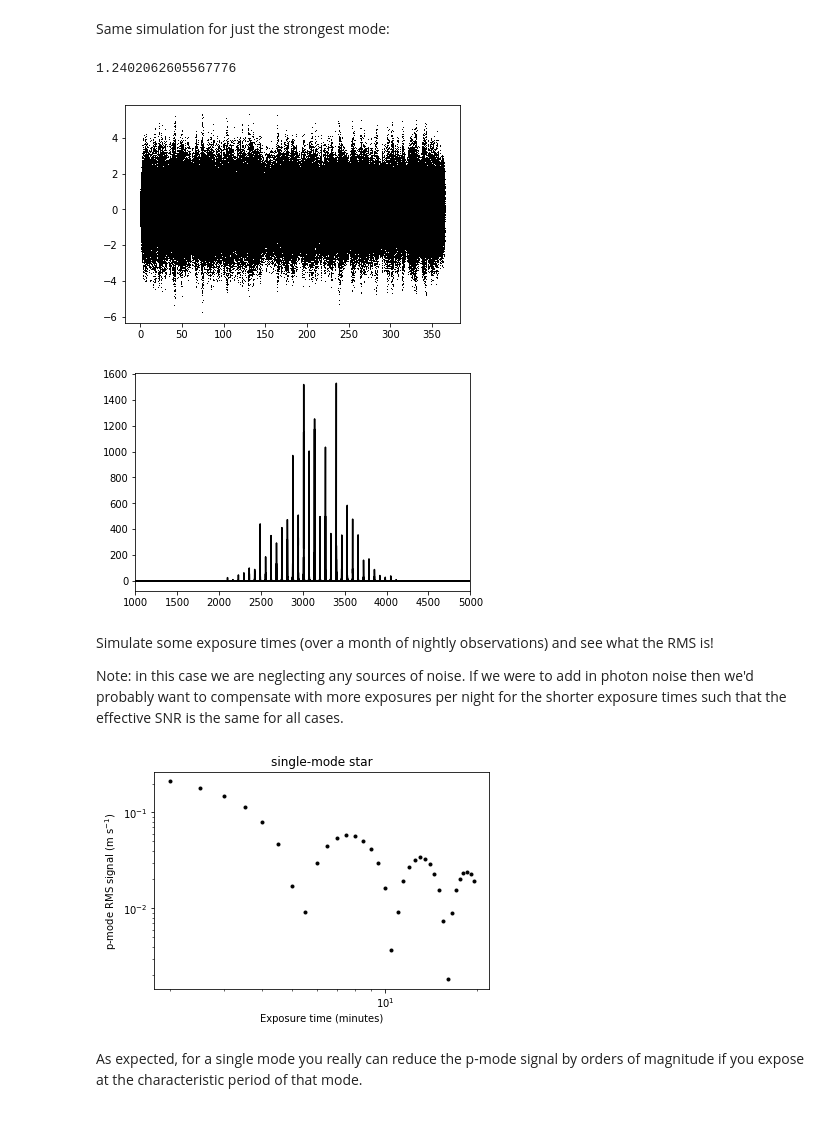
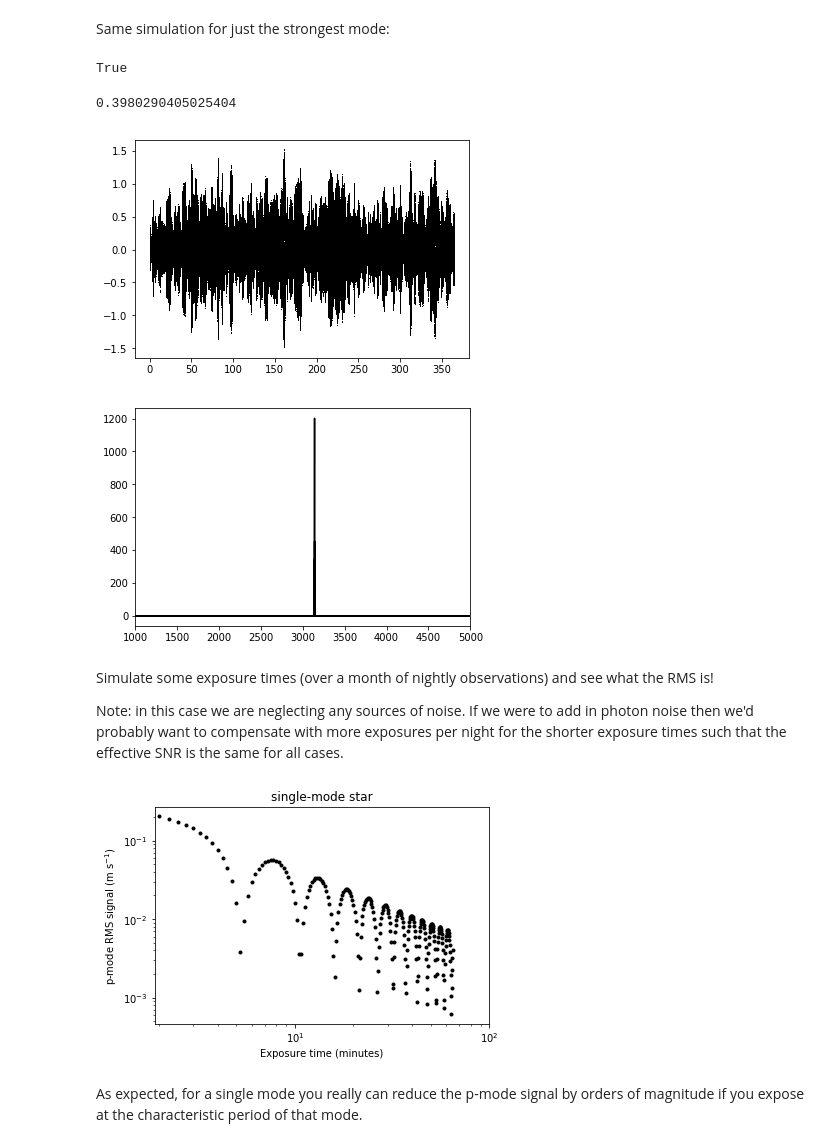
Before and after one commit to megbedell/pmodes, a Jupyter notebook: harmonic-oscillator.ipynb, the cells around one changed output. Cells and saved outputs as stored; diff of their text form; code cells hidden in the pictures.

Commit message:
saved simulation, made fft plots

```diff
--- a/harmonic-oscillator.ipynb
+++ b/harmonic-oscillator.ipynb
@@ -2,8 +2,11 @@
 import numpy as np
 import matplotlib.pyplot as plt
 from scipy.interpolate import interp1d
+from tqdm import tqdm
 np.random.seed(42)
 %matplotlib inline
+
+generate_new_data = False # just toggles the slowest (multi-mode, non-celery) simulation
 # %%
 omega = 2. * np.pi / (5.4 * 60.) # s^-1 ; ang freq for 5.4 minute oscillation
 gamma = 1. / (2 * 24. * 60. * 60.) # s^-1 ; 2-day damping timescale
@@ -139,18 +145,26 @@ plt.xlabel('frequency ($\mu$Hz)');
 # %% [output]
 [figure]
 # %%
-from tqdm import tqdm
-
 dt = 1. * 60. # 1-minute cadence
 timespan = 365. # a year
 
-ts = None
-for omega, driving_amp in tqdm(zip(omega_grid,driving_amp_grid)):
-    sim = take_many_steps(omega, gamma, dt, driving_amp, timescale=timespan)
-    if ts is None:
-        ts = sim[0]
-        xs = np.zeros_like(ts)
-        rvs = np.zeros_like(ts)
-    assert np.array_equal(sim[0], ts)
-    xs += sim[1]
-    rvs += sim[2]
+if generate_new_data:
+    ts = None
+    for omega, driving_amp in tqdm(zip(omega_grid,driving_amp_grid), total=len(omega_grid)):
+        sim = take_many_steps(omega, gamma, dt, driving_amp, timescale=timespan)
+        if ts is None:
+            ts = sim[0]
+            xs = np.zeros_like(ts)
+            rvs = np.zeros_like(ts)
+        assert np.array_equal(sim[0], ts)
+        xs += sim[1]
+        rvs += sim[2]
+    with open('sim_oneyear.csv', 'w') as f:
+        f.write('ts,xs,rvs\n')
+        for i in range(len(ts)):
+            f.write('{0:.8f},{1:.8f},{2:.8f}\n'.format(ts[i],xs[i],rvs[i]))
+else:
+    d = np.genfromtxt('sim_oneyear.csv', names=True, dtype=None, delimiter=',')
+    ts = np.copy(d['ts'])
+    rvs = np.copy(d['rvs'])
+    xs = np.copy(d['xs'])
@@ -162,23 +185,25 @@ omega_onemode = omega_grid[I_onemode]
 driving_amp_onemode = driving_amp_grid[I_onemode]
 sim = take_many_steps(omega_onemode, gamma, dt, driving_amp_onemode, timescale=timespan)
 ts_onemode, xs_onemode, rvs_onemode = sim
+# %%
+np.sum(ts_onemode == ts) == len(ts) # check that time grids are the same
+# %% [output]
+True
 # %%
-plt.plot(ts/86400., rvs, 'k,')
-#plt.xlim([0.,10.]);
-#plt.ylim([-0.5,0.5]);
-np.std(rvs)
+plt.plot(ts/86400., rvs_onemode, 'k,')
+np.std(rvs_onemode)
 # %% [output]
-1.2402062605567776
+0.3980290405025404
-[figure, old version]
+[figure, new version]
 # %%
-powers = np.fft.fft(rvs)
+powers = np.fft.fft(rvs_onemode)
 real_powers = (powers * powers.conj()).real
-fs = np.fft.fftfreq(rvs.shape[-1]) / dt
-plt.plot(fs*1e6, real_powers/1e6, 'k-')
+fs = np.fft.fftfreq(rvs_onemode.shape[-1]) / dt
+fft_onemode = np.copy(real_powers/1e6)
+plt.plot(fs*1e6, fft_onemode, 'k-')
 plt.xlim([1000,5000]);
-#plt.xlim([0.,0.03]);
 # %% [output]
-[figure, old version]
+[figure, new version]
 # %% [markdown]
 Simulate some exposure times (over a month of nightly observations) and see what the RMS is!
 
@@ -195,9 +220,10 @@ for exp_time in tqdm(exp_times):
 plt.loglog(exp_times/60., stds, 'k.')
 plt.xlabel('Exposure time (minutes)')
 plt.ylabel('p-mode RMS signal (m s$^{-1}$)')
-plt.title('single-mode star');
+plt.title('single-mode star')
+plt.xlim(1.9,100);
 # %% [output]
-[figure, old version]
+[figure, new version]
 # %% [markdown]
 As expected, for a single mode you really can reduce the p-mode signal by orders of magnitude if you expose at the characteristic period of that mode.
 # %%
```
Also changed, not shown: parts of 20 cells of this notebook, 1 other file.
